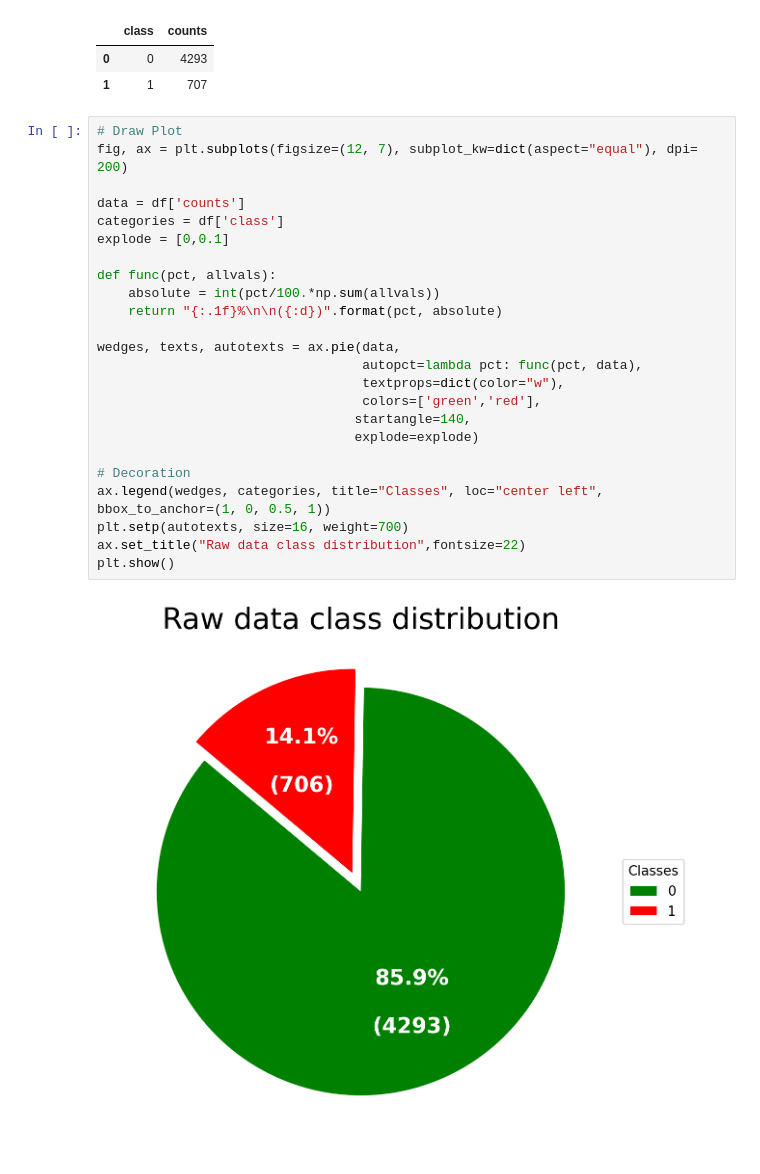
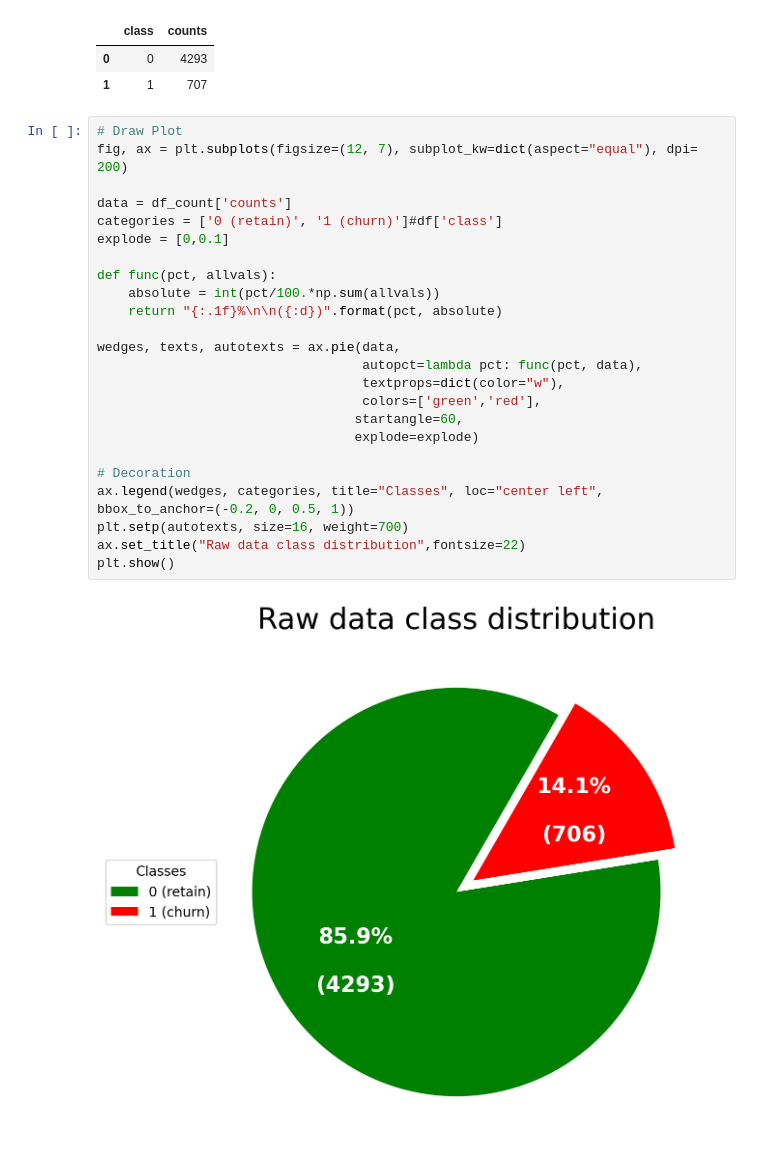
Before and after one commit to Parn1984/AIDA-Project-Team-C, a Jupyter notebook: modules/data_exploration/data_exploration_2.ipynb, the cells around one changed output. Saved outputs shown, nothing was run; the diff lists cells and outputs as text.

```diff
--- a/modules/data_exploration/data_exploration_2.ipynb
+++ b/modules/data_exploration/data_exploration_2.ipynb
@@ -37,26 +41,26 @@ display(df_count)
 # %%
 # Draw Plot
 fig, ax = plt.subplots(figsize=(12, 7), subplot_kw=dict(aspect="equal"), dpi= 200)
 
-data = df['counts']
-categories = df['class']
+data = df_count['counts']
+categories = ['0 (retain)', '1 (churn)']#df['class']
 explode = [0,0.1]
 
 def func(pct, allvals):
     absolute = int(pct/100.*np.sum(allvals))
     return "{:.1f}%\n\n({:d})".format(pct, absolute)
 
 wedges, texts, autotexts = ax.pie(data,
                                   autopct=lambda pct: func(pct, data),
                                   textprops=dict(color="w"),
                                   colors=['green','red'],
-                                 startangle=140,
+                                 startangle=60,
                                  explode=explode)
 
 # Decoration
-ax.legend(wedges, categories, title="Classes", loc="center left", bbox_to_anchor=(1, 0, 0.5, 1))
+ax.legend(wedges, categories, title="Classes", loc="center left", bbox_to_anchor=(-0.2, 0, 0.5, 1))
 plt.setp(autotexts, size=16, weight=700)
 ax.set_title("Raw data class distribution",fontsize=22)
 plt.show()
 # %% [output]
-[figure, old version]
+[figure, new version]
```
Also changed, not shown: parts of 9 cells of this notebook, 9 other files.
